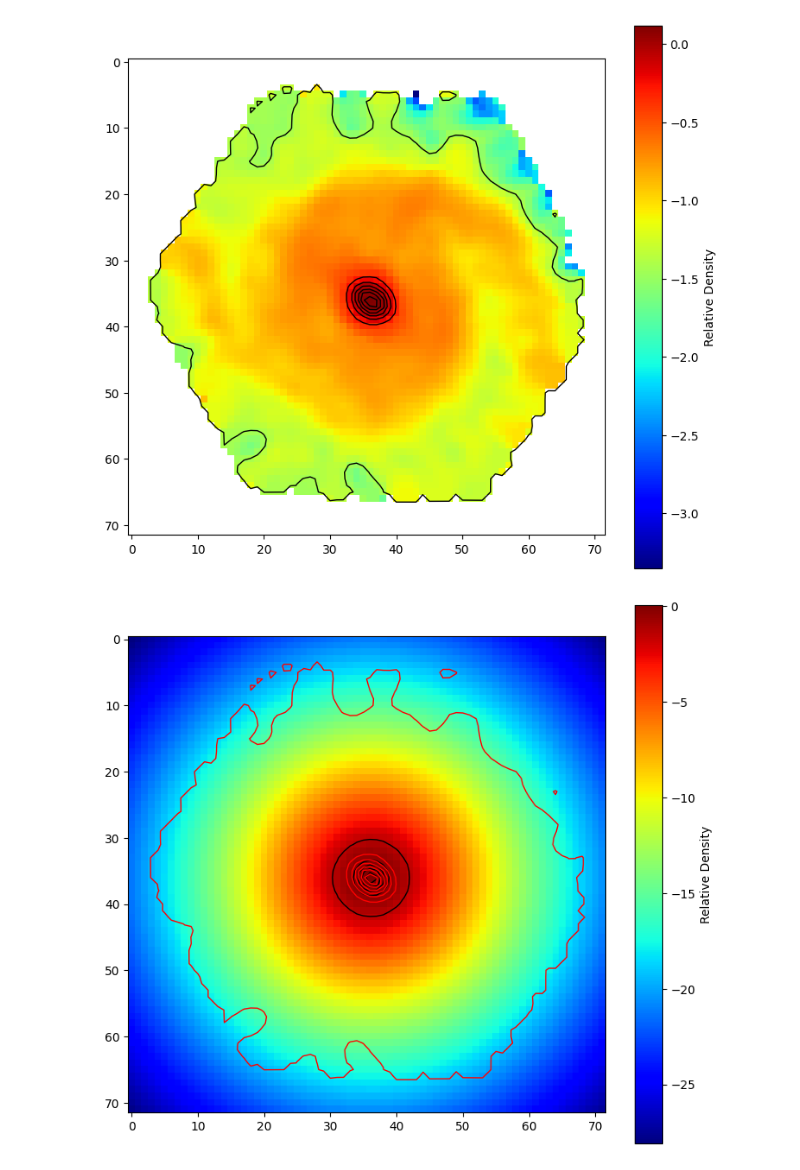
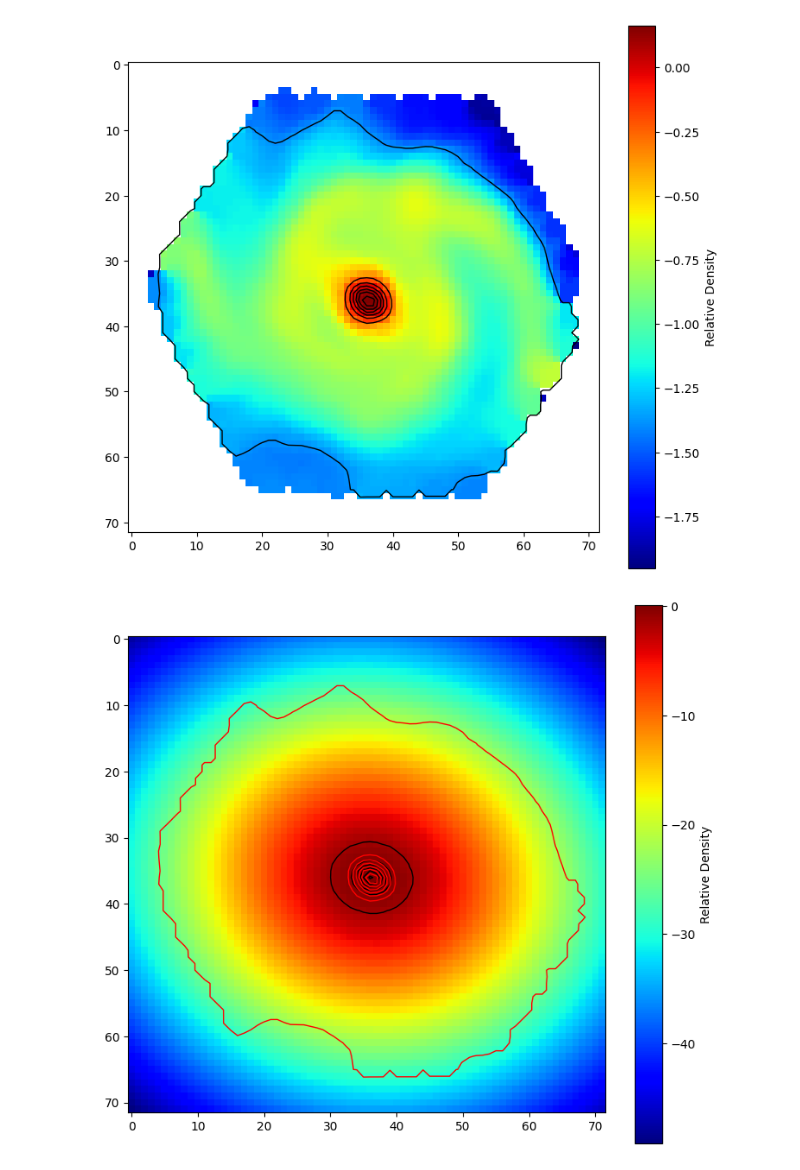
Before and after one commit to hjibarram/AGN_decompose, a Jupyter notebook: Examples/Example.ipynb, the cells around one changed output. Drawn from its saved outputs; the diff is of its cells as text; code cells hidden in the pictures.

```diff
--- a/Examples/Example.ipynb
+++ b/Examples/Example.ipynb
@@ -28,10 +29,8 @@ dir_cube='data_dir/'
 [cube_data, hdr0]=fits.getdata(dir_cube+cube_name, 'FLUX', header=True)
 cube_dataIvr=fits.getdata(dir_cube+cube_name, 'IVAR', header=False)
 cube_data[np.where(np.isfinite(cube_data) == False)]=np.nan
-print(np.nanmean(cube_data),'Flux')
 cube_dataE=1.0/np.sqrt(cube_dataIvr)
 cube_dataE[np.where(np.isfinite(cube_dataE) == False)]=np.nan
-#print(np.nanmean(cube_dataE),'EFlux')
 #cube_dataE=fits.getdata(dir_cube+cube_name,1,header=False)
 
 cube_dataE[np.where(cube_dataE == 1)]=np.nan
@@ -42,10 +41,7 @@ verbose=True
 test=True
 ncpus=5
 sampling=20
-ellipse=False
-intpsf=False
 clean=True
-fcenter=False
 
 if clean:
     str_p=False
@@ -55,12 +51,8 @@ if test:
     local=True
 else:
     local=False
-if intpsf:
-    psft=False
-else:
-    psft=True
 psamp=sampling
 
-prof_ana(cube_data,cube_dataE,hdr0,dir_o=dir_out,name=name,verbose=verbose,local=local,moffat=True,mc=True,ncpu=ncpus,
-             sp=sampling,bt=26.0,psf_t=True,str_p=str_p,psft=psft,trip=False,vas='',ellip=ellipse,psamp=psamp,fcenter=fcenter)
+prof_ana(cube_data,cube_dataE,hdr0,dir_o=dir_out,name=name,verbose=verbose,local=local,
+         ncpu=ncpus,sp=sampling,str_p=str_p,psamp=psamp)
 # %% [output]
@@ -71,2 +62,2 @@ Multiprocessing took 25.2 seconds
-[figure, old version]
+[figure, new version]
-[figure, old version]
+[figure, new version]
```
Also changed, not shown: parts of 3 cells of this notebook, 2 other files.
